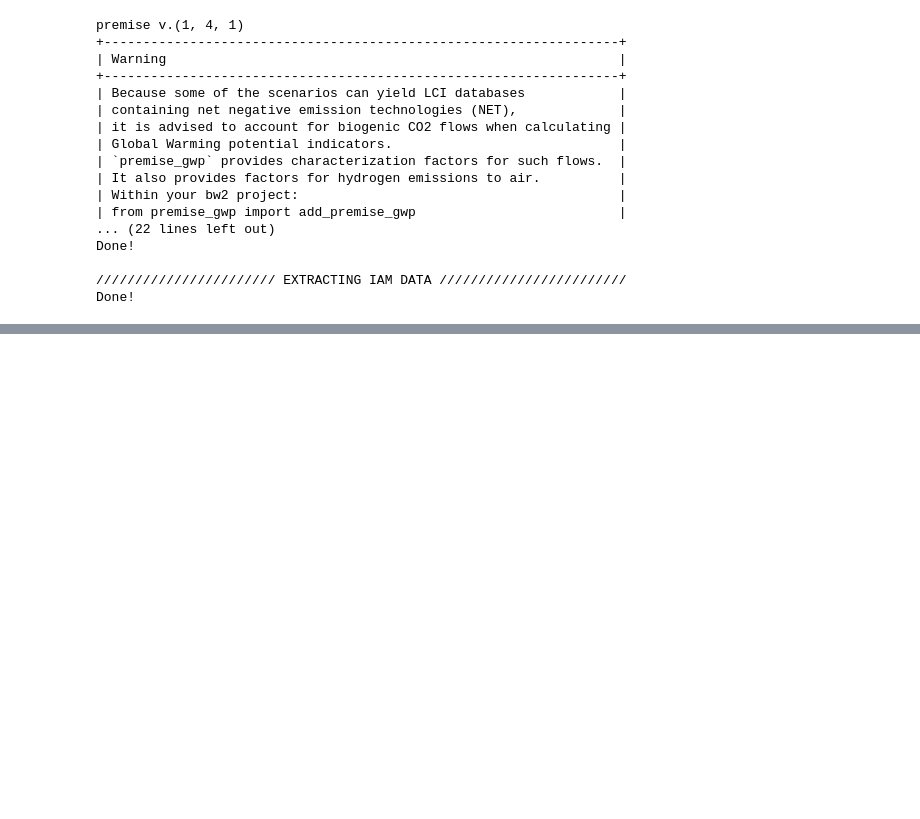
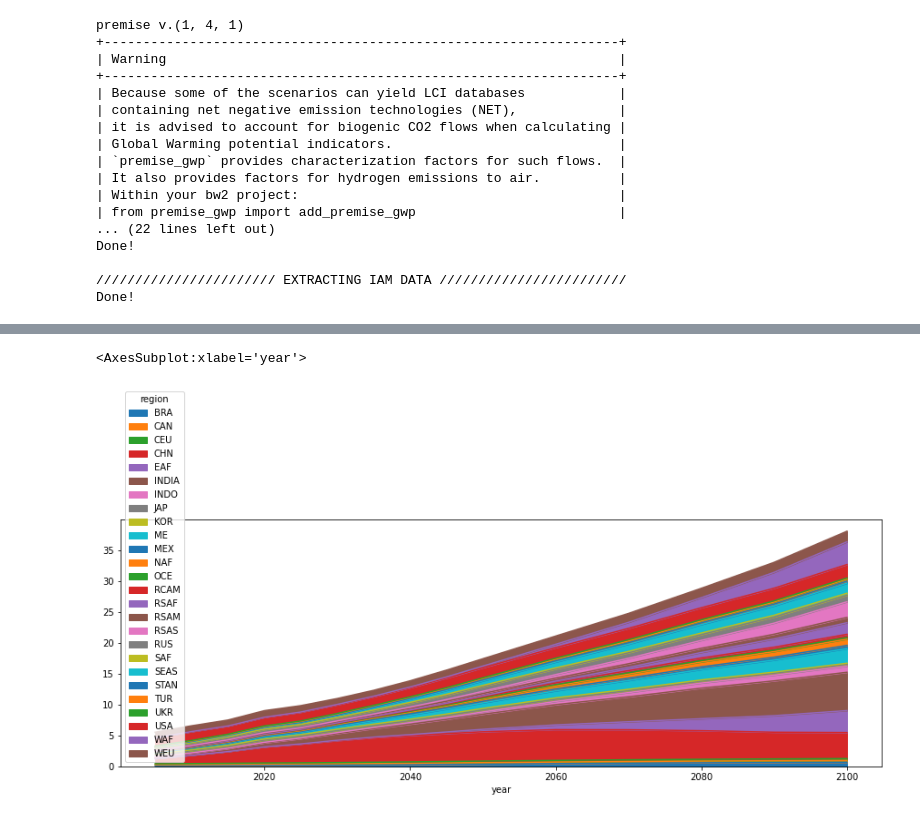
Before and after one commit to romainsacchi/rmnd-lca, a Jupyter notebook: dev/format db.ipynb, the cells around one changed output, grey strips where cells are left out. Saved outputs shown, nothing was run; the diff lists cells and outputs as text; code cells hidden in the pictures; blank space fills up the shorter version.

```diff
--- a/dev/format db.ipynb
+++ b/dev/format db.ipynb
@@ -369,0 +302,7 @@ Silver, 3.2ppm in sulfide, Ag 1.2ppm, Cu and Te, in crude ore, in ground ; natur
+# %%
+df.drop(["product", "quantity"], axis=1).melt(
+    id_vars=["region", "year"]
+).groupby(["region", "year"]).sum().unstack()["value"].T.plot(kind="area", stacked=True, figsize=(15, 5))
+# %% [output]
+<AxesSubplot:xlabel='year'>
+[figure, added]
```
Also changed, not shown: parts of 27 cells of this notebook, 1 other file.
